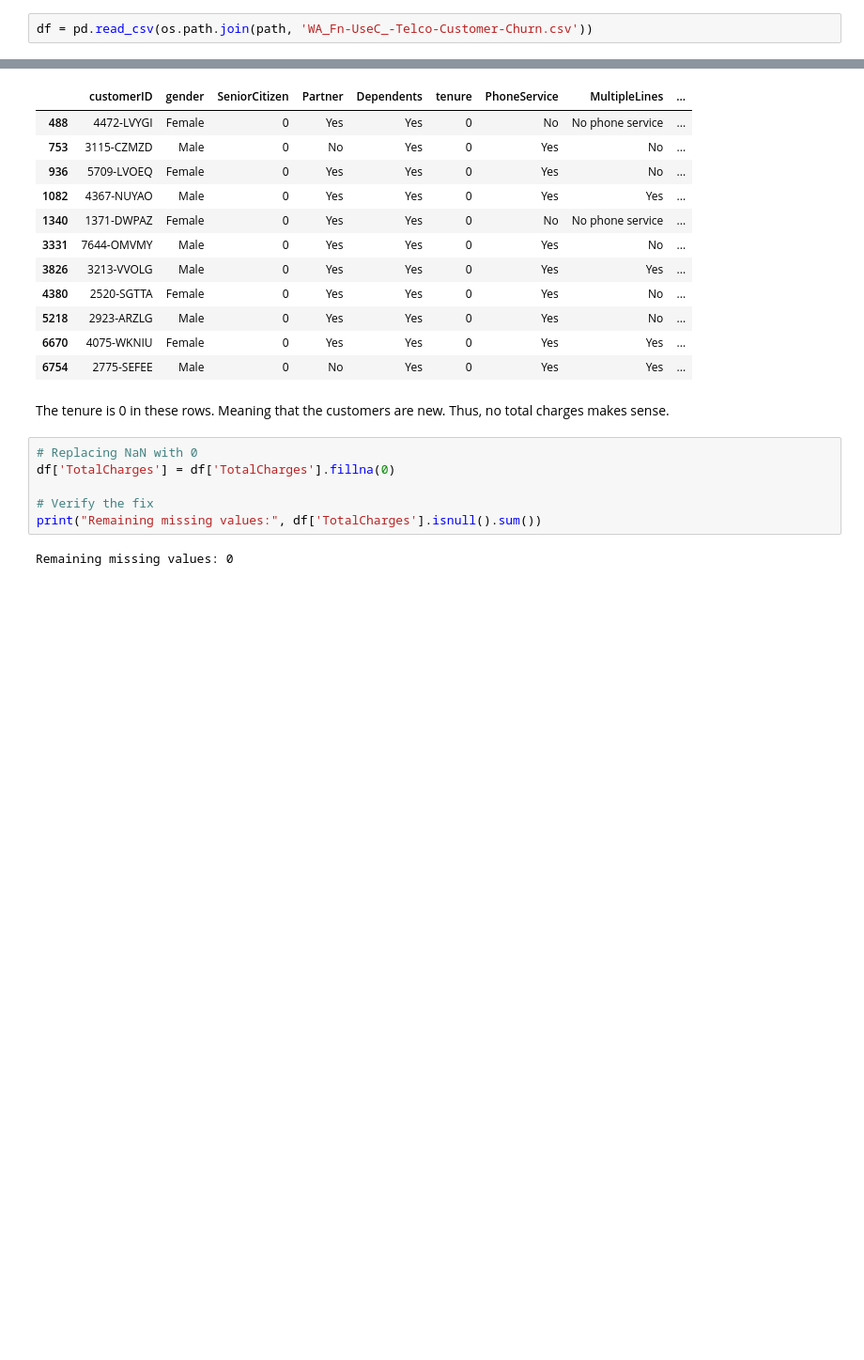
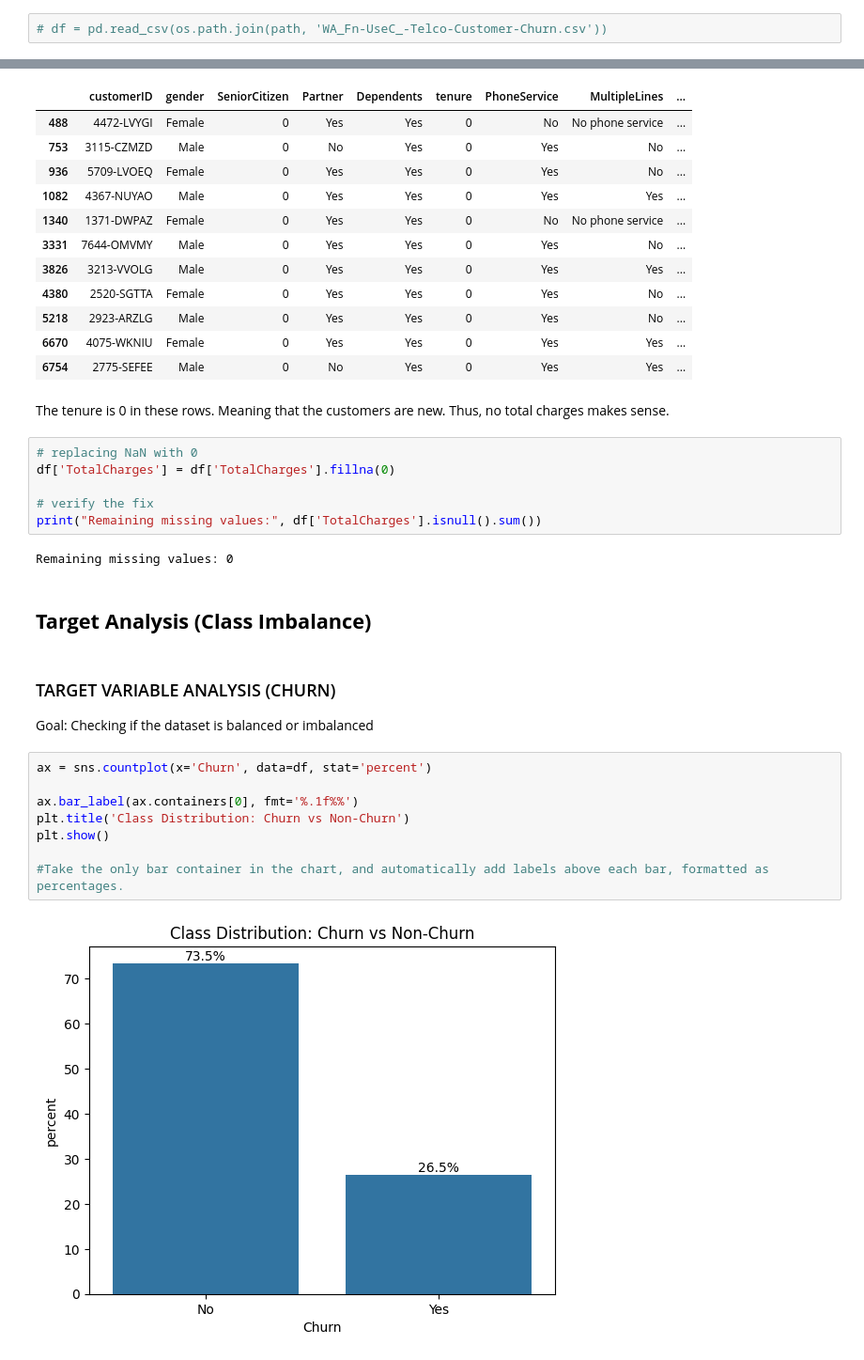
Before and after one commit to scythe410/telco-customer-churn-analysis, a Jupyter notebook: notebooks/exploratory/01-eda-and-visualization.ipynb, the cells around one changed output, grey strips where cells are left out. Shown: that part at 94% size. Saved outputs shown, nothing was run; the diff lists cells and outputs as text; blank space fills up the shorter version.

Commit message:
feat: added target variable and numerical distribution analysis

```diff
--- a/notebooks/exploratory/01-eda-and-visualization.ipynb
+++ b/notebooks/exploratory/01-eda-and-visualization.ipynb
@@ -19,5 +25,5 @@ Using Colab cache for faster access to the 'telco-customer-churn' dataset.
 # %%
-df = pd.read_csv(os.path.join(path, 'WA_Fn-UseC_-Telco-Customer-Churn.csv'))
+# df = pd.read_csv(os.path.join(path, 'WA_Fn-UseC_-Telco-Customer-Churn.csv'))
 # %% [markdown]
 ### Loading data - Local
 # %%
@@ -166,10 +174,26 @@ Inspecting the rows:
 # %% [markdown]
 The tenure is 0 in these rows. Meaning that the customers are new. Thus, no total charges makes sense.
 # %%
-# Replacing NaN with 0
+# replacing NaN with 0
 df['TotalCharges'] = df['TotalCharges'].fillna(0)
 
-# Verify the fix
+# verify the fix
 print("Remaining missing values:", df['TotalCharges'].isnull().sum())
 # %% [output]
 Remaining missing values: 0
+# %% [markdown]
+## <b>Target Analysis (Class Imbalance)</b>
+# %% [markdown]
+### TARGET VARIABLE ANALYSIS (CHURN)
+
+Goal: Checking if the dataset is balanced or imbalanced
+# %%
+ax = sns.countplot(x='Churn', data=df, stat='percent')
+
+ax.bar_label(ax.containers[0], fmt='%.1f%%')
+plt.title('Class Distribution: Churn vs Non-Churn')
+plt.show()
+
+#Take the only bar container in the chart, and automatically add labels above each bar, formatted as percentages.
+# %% [output]
+[figure, added]
```
Also changed, not shown: parts of 14 cells of this notebook.
